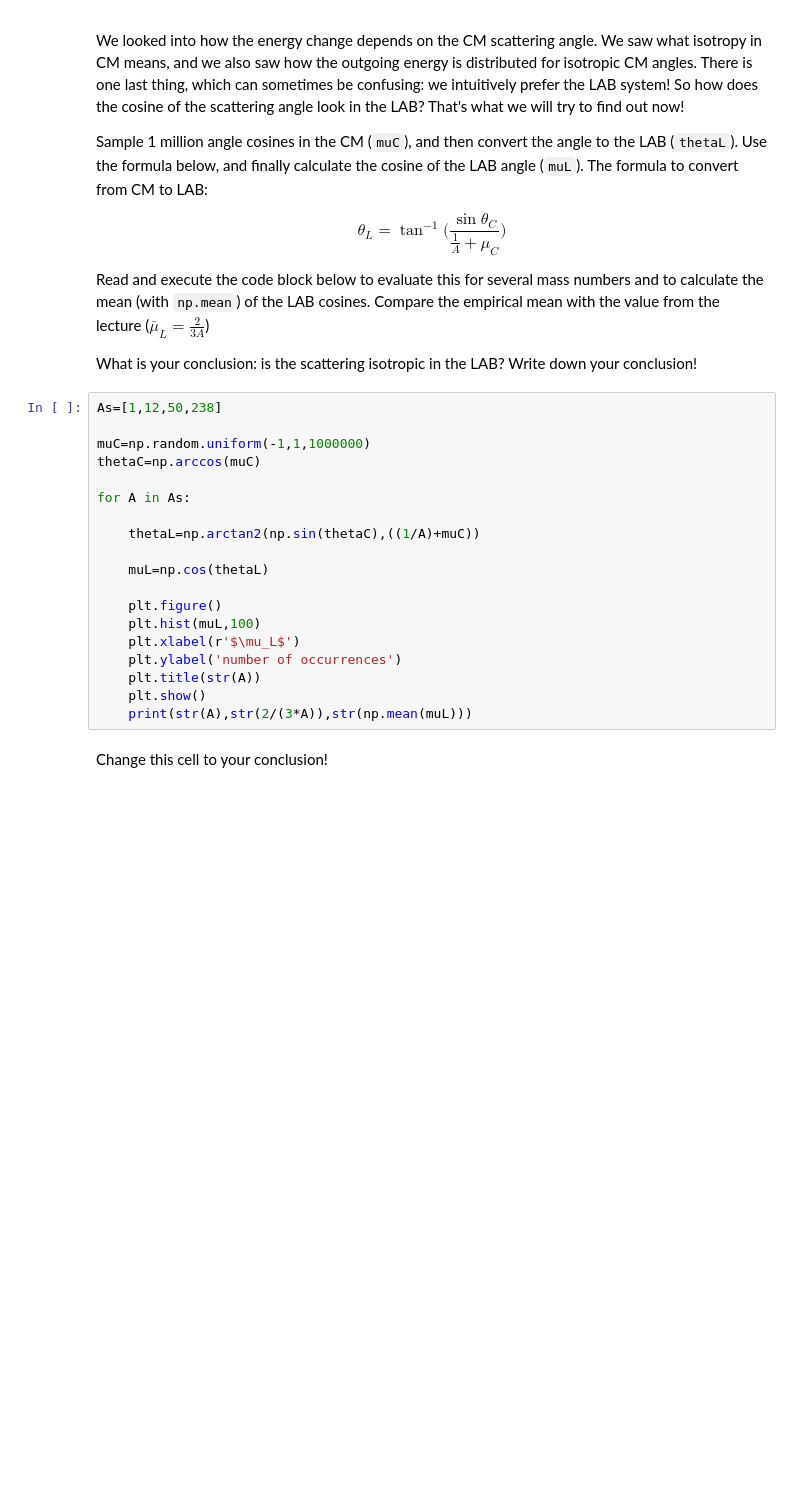
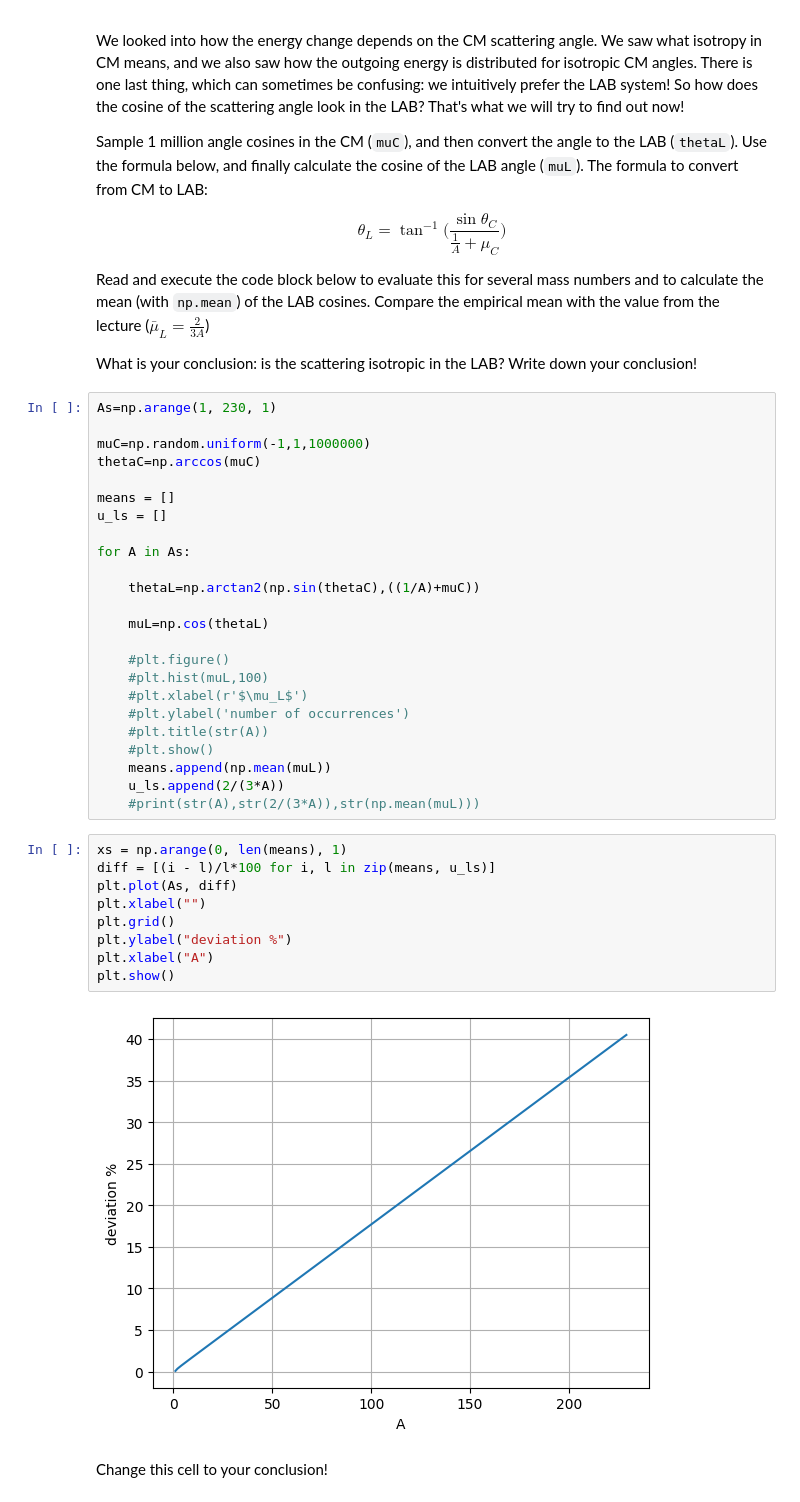
Before and after one commit to sewerininc/poetry_envs, a Jupyter notebook: reaktorfysik/RFP/Datalabs/Datalab04/4-Scattering_MCintro.ipynb, the cells around one changed output. Saved outputs shown, nothing was run; the diff lists cells and outputs as text; blank space fills up the shorter version.

```diff
--- a/reaktorfysik/RFP/Datalabs/Datalab04/4-Scattering_MCintro.ipynb
+++ b/reaktorfysik/RFP/Datalabs/Datalab04/4-Scattering_MCintro.ipynb
@@ -181,10 +188,13 @@ Read and execute the code block below to evaluate this for several mass numbers
 
 What is your conclusion: is the scattering isotropic in the LAB? Write down your conclusion!
 # %%
-As=[1,12,50,238]
+As=np.arange(1, 230, 1)
 
 muC=np.random.uniform(-1,1,1000000)
 thetaC=np.arccos(muC)
+
+means = []
+u_ls = []
 
 for A in As:
 
@@ -192,13 +202,26 @@ for A in As:
 
     muL=np.cos(thetaL)
 
-    plt.figure()
-    plt.hist(muL,100)
-    plt.xlabel(r'$\mu_L$')
-    plt.ylabel('number of occurrences')
-    plt.title(str(A))
-    plt.show()
-    print(str(A),str(2/(3*A)),str(np.mean(muL)))
+    #plt.figure()
+    #plt.hist(muL,100)
+    #plt.xlabel(r'$\mu_L$')
+    #plt.ylabel('number of occurrences')
+    #plt.title(str(A))
+    #plt.show()
+    means.append(np.mean(muL))
+    u_ls.append(2/(3*A))
+    #print(str(A),str(2/(3*A)),str(np.mean(muL)))
+# %%
+xs = np.arange(0, len(means), 1)
+diff = [(i - l)/l*100 for i, l in zip(means, u_ls)]
+plt.plot(As, diff)
+plt.xlabel("")
+plt.grid()
+plt.ylabel("deviation %")
+plt.xlabel("A")
+plt.show()
+# %% [output]
+[figure, added]
 # %% [markdown]
 Change this cell to your conclusion!
 # %% [markdown]
```
Also changed, not shown: parts of 13 cells of this notebook.
